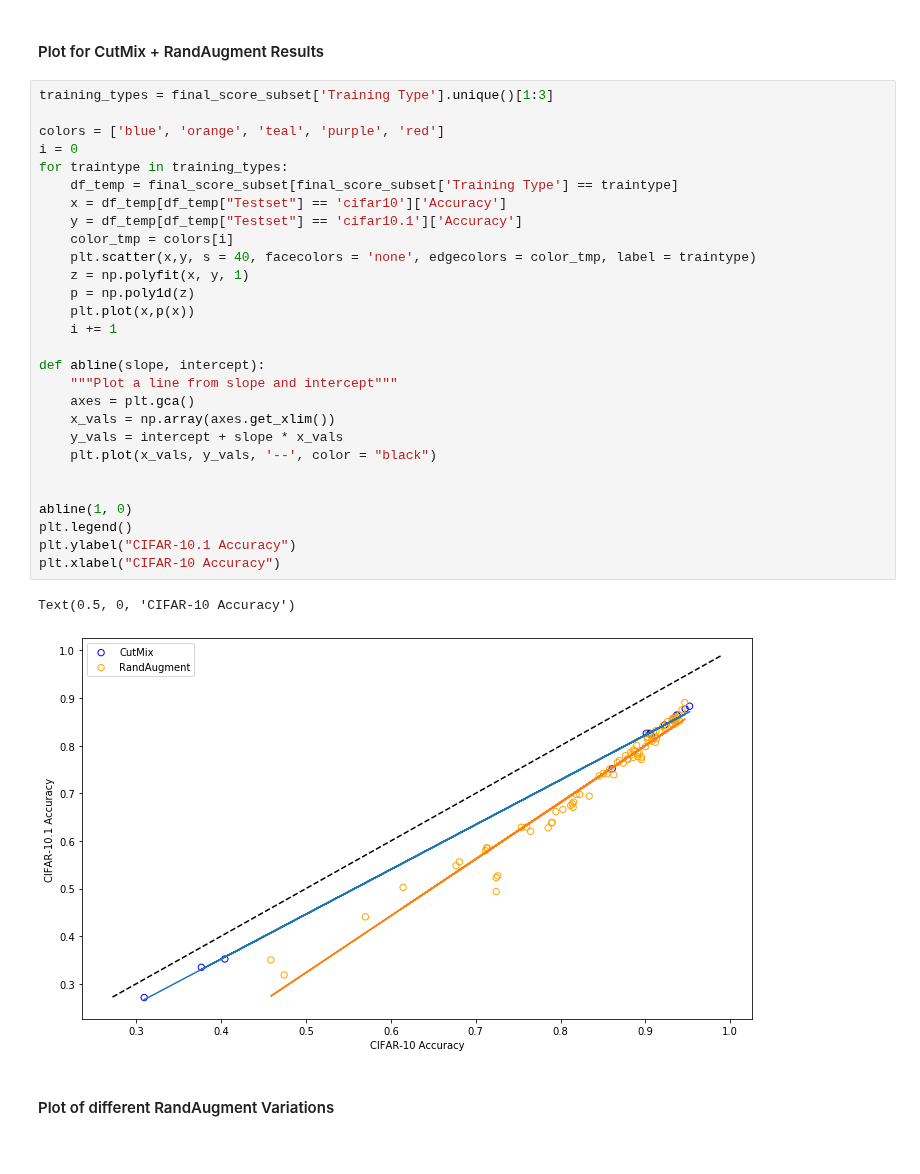
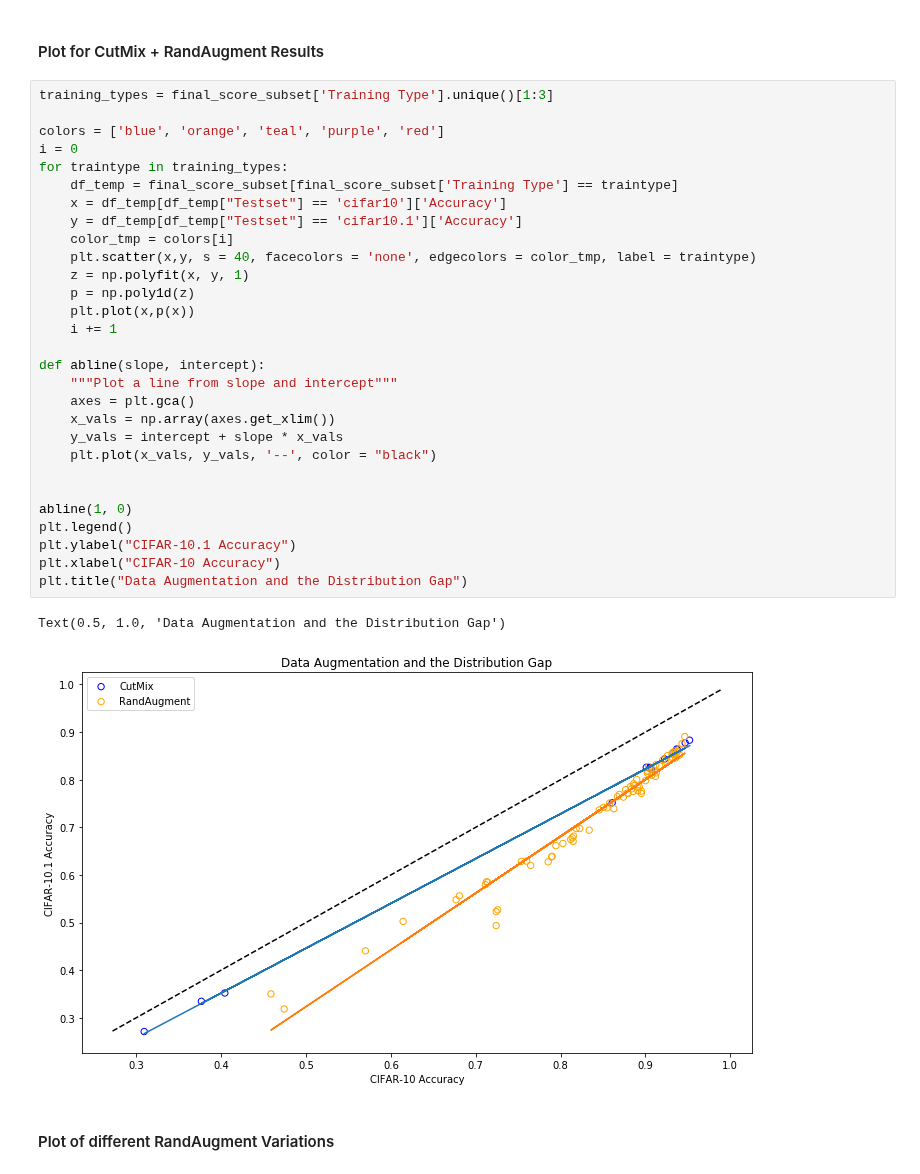
Before and after one commit to danzisar/w210-capstone, a Jupyter notebook: analysis/Results_scatterplot.ipynb, the cells around one changed output. Saved outputs shown, nothing was run; the diff lists cells and outputs as text.

Commit message:
adds titles to scatterplots

```diff
--- a/analysis/Results_scatterplot.ipynb
+++ b/analysis/Results_scatterplot.ipynb
@@ -155,34 +155,35 @@ rcParams['figure.figsize'] = 12, 7
 # %%
 training_types = final_score_subset['Training Type'].unique()[1:3]
 
 colors = ['blue', 'orange', 'teal', 'purple', 'red']
 i = 0
 for traintype in training_types:
     df_temp = final_score_subset[final_score_subset['Training Type'] == traintype]
     x = df_temp[df_temp["Testset"] == 'cifar10']['Accuracy']
     y = df_temp[df_temp["Testset"] == 'cifar10.1']['Accuracy']
     color_tmp = colors[i]
     plt.scatter(x,y, s = 40, facecolors = 'none', edgecolors = color_tmp, label = traintype)
     z = np.polyfit(x, y, 1)
     p = np.poly1d(z)
     plt.plot(x,p(x))
     i += 1
 
 def abline(slope, intercept):
     """Plot a line from slope and intercept"""
     axes = plt.gca()
     x_vals = np.array(axes.get_xlim())
     y_vals = intercept + slope * x_vals
     plt.plot(x_vals, y_vals, '--', color = "black")
 
 
 abline(1, 0)
 plt.legend()
 plt.ylabel("CIFAR-10.1 Accuracy")
 plt.xlabel("CIFAR-10 Accuracy")
+plt.title("Data Augmentation and the Distribution Gap")
 # %% [output]
-Text(0.5, 0, 'CIFAR-10 Accuracy')
+Text(0.5, 1.0, 'Data Augmentation and the Distribution Gap')
-[figure, old version]
+[figure, new version]
 # %% [markdown]
 #### Plot of different RandAugment Variations
 # %%
```
Also changed, not shown: parts of 2 cells of this notebook.
